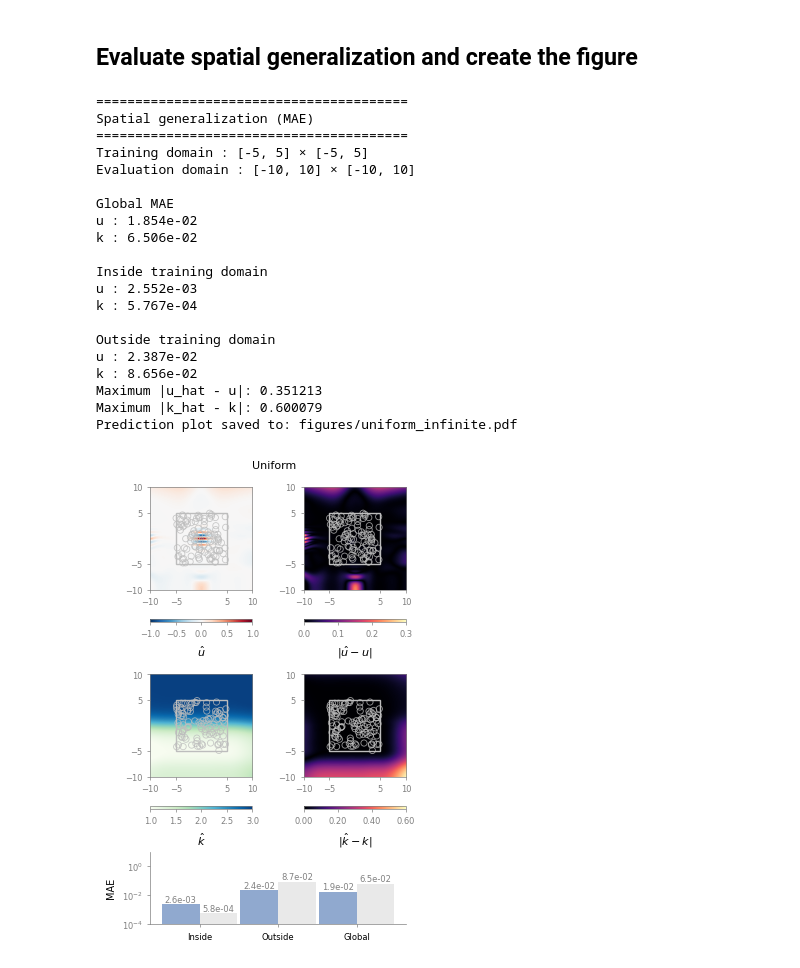
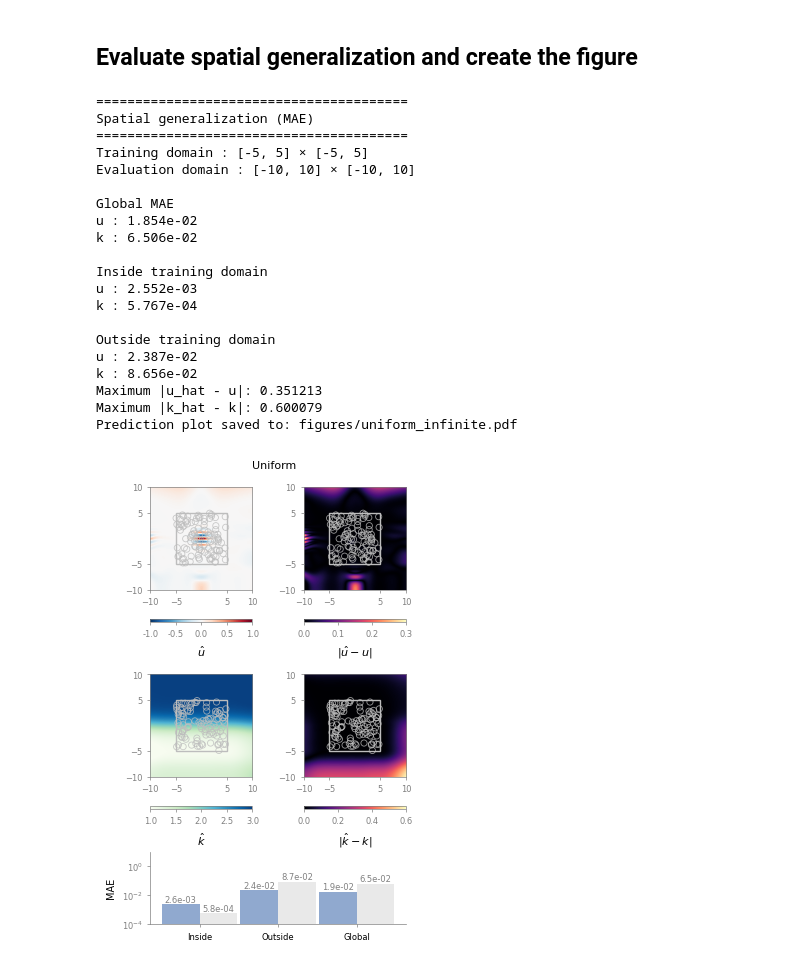
Before and after one commit to oscar-rincon/unbounded-domains, a Jupyter notebook: main/04_sampling_approximation/05_Sampling_plots_Uniform_Infinite.ipynb, the cells around one changed output. Drawn from its saved outputs; the diff is of its cells as text; code cells hidden in the pictures.

```diff
--- a/main/04_sampling_approximation/05_Sampling_plots_Uniform_Infinite.ipynb
+++ b/main/04_sampling_approximation/05_Sampling_plots_Uniform_Infinite.ipynb
@@ -130,31 +130,37 @@ results = evaluate_model_inf(
 
     save_results=False,
     results_dir="results",
 
     save_plot=True,
     plot_path="figures/uniform_infinite.pdf",
     err_u_max=0.3,
     err_k_max=0.6,
+    err_u_decimals=1,
+    err_k_decimals=1,
+    u_max=1.0,
+    u_decimals=1,
+    k_max=3.0,
+    k_decimals=1,
 )
 # %% [output]
 ========================================
 Spatial generalization (MAE)
 ========================================
 Training domain : [-5, 5] × [-5, 5]
 Evaluation domain : [-10, 10] × [-10, 10]
 
 Global MAE
 u : 1.854e-02
 k : 6.506e-02
 
 Inside training domain
 u : 2.552e-03
 k : 5.767e-04
 
 Outside training domain
 u : 2.387e-02
 k : 8.656e-02
 Maximum |u_hat - u|: 0.351213
 Maximum |k_hat - k|: 0.600079
 Prediction plot saved to: figures/uniform_infinite.pdf
-[figure, old version]
+[figure, new version]
```
Also changed, not shown: 10 other files.
